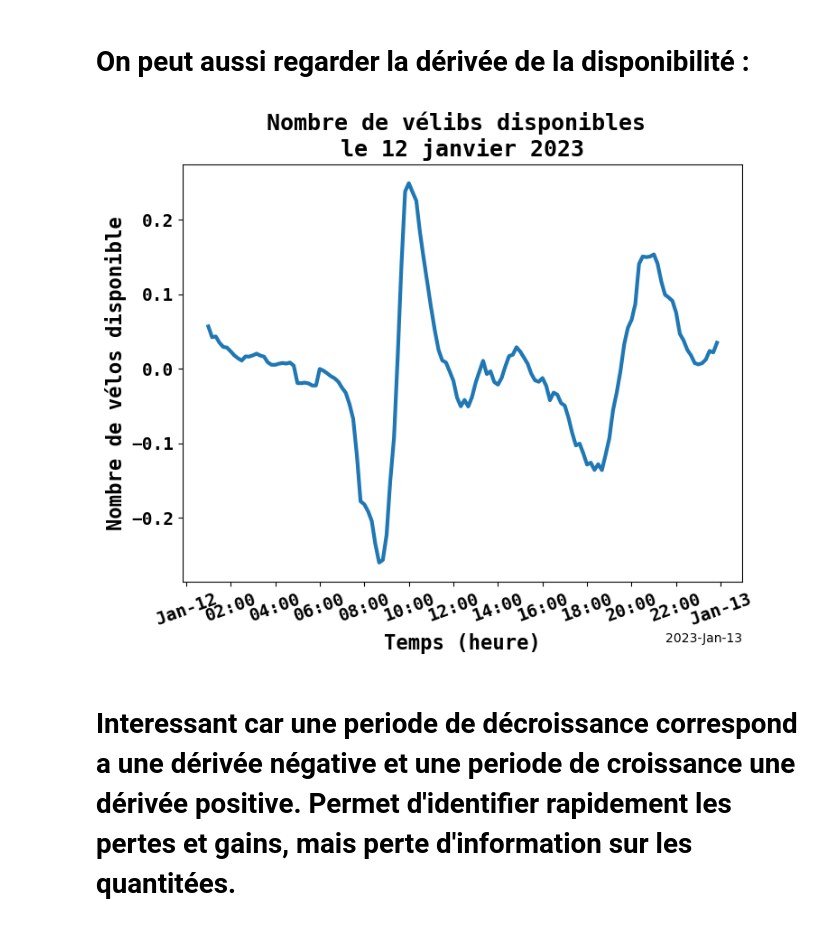
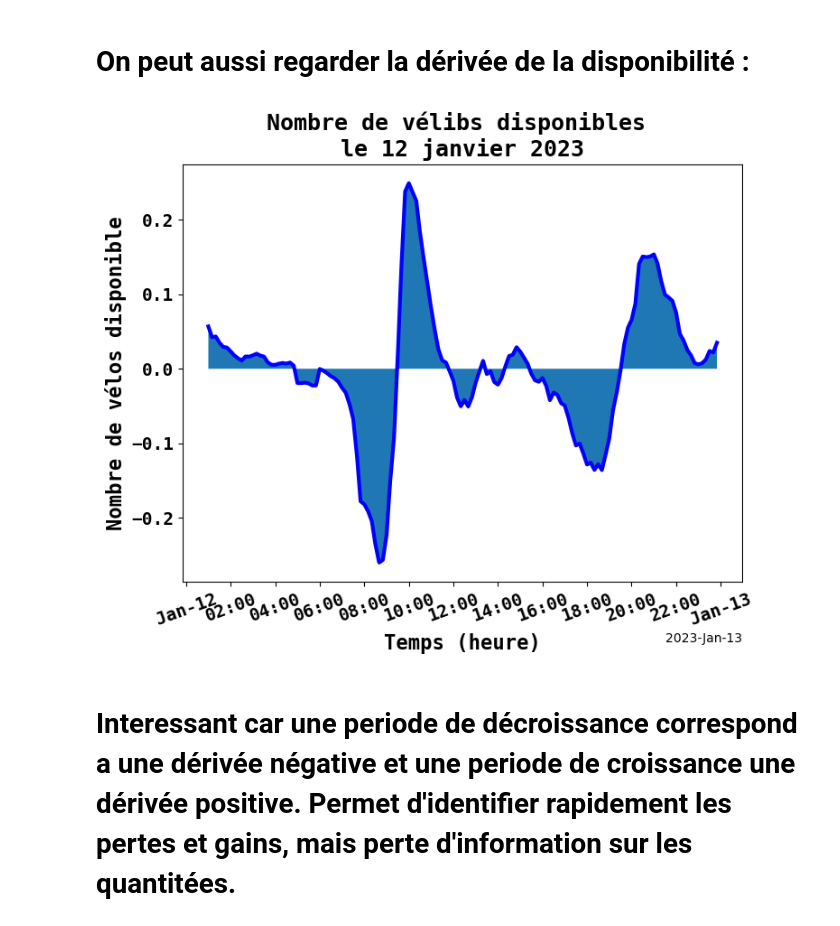
Before and after one commit to AntoineVAUNAT/Velib_JO, a Jupyter notebook: Analyse_temporelle.ipynb, the cells around one changed output. Saved outputs shown, nothing was run; the diff lists cells and outputs as text; code cells hidden in the pictures.

```diff
--- a/Analyse_temporelle.ipynb
+++ b/Analyse_temporelle.ipynb
@@ -77,7 +77,7 @@ def lecture_data_temp():
     L_datetime= pd.to_datetime(np.array(L), format='%b_%Y')
 
     # repertoire ou se trouve les données traitées que nous allons utiliser
-    directory = 'Data\\Data_velib\\Data_velib_traitées'
+    directory = 'Data\\Data_velib\\Data_traitées'
 
     i=0
     # On boucle sur l'ensemble des fichuers
@@ -92,7 +92,7 @@ def lecture_data_temp():
             # puis on applique evolution_temporelle
             if i == 0:
                 M1 = pd.read_csv(f1, parse_dates = ['duedate', 'ping_time'])
-                M1 = evolution_temporelle(A)
+                M1 = evolution_temporelle(M1)
             else:
                 M1 = M2
 
@@ -100,7 +100,7 @@ def lecture_data_temp():
             f2 = os.path.join(directory, "Velib_"+L[i+1]+'.csv')
             M2 = pd.read_csv(f2, parse_dates = ['duedate', 'ping_time'])
             print('Traitement fichier ...')
-            M2 = evolution_temporelle(A2)
+            M2 = evolution_temporelle(M2)
 
             # Si 1 mois sépare les deux csv successifs (c'est pas toujours le cas car y'a des trous)
             if L_datetime[i+1] == L_datetime[i] + pd.DateOffset(months=1):
@@ -108,13 +108,13 @@ def lecture_data_temp():
                 M1 = M1[M1.index<M2.index.min()]
             else :
                 # Sinon on ne garde que les ping time du mois correspondant
-                M1 = M1[M1.index<L2_datetime[i] + pd.DateOffset(months=1)]
+                M1 = M1[M1.index<L_datetime[i] + pd.DateOffset(months=1)]
 
         # Si i = len(L)-1, cad si on est à la fin de la liste L:
         else :
             # Alors on ne garde que les ping time du mois correspondant
             M1=M2
-            M1 = M1[M1.index<L2_datetime[len(L2)-1] + pd.DateOffset(months=1)]
+            M1 = M1[M1.index<L_datetime[len(L)-1] + pd.DateOffset(months=1)]
 
         # On rajoute le mois M1 a la dataframe df.
         df=pd.concat([df, M1])
@@ -294,34 +304,37 @@ plt.show()
 # %%
 import matplotlib.dates as mdates
 
 start_date = dt.datetime(2023, 1, 12) + pd.DateOffset(days=0)
 end_date   = dt.datetime(2023, 1, 12) + pd.DateOffset(days=1)
 mask = (df_time.index>= start_date) & (df_time.index <= end_date)
 
 
 fig, ax = plt.subplots(figsize = (8,6))
 
 locator = mdates.AutoDateLocator(minticks=12, maxticks=20)
 formatter = mdates.ConciseDateFormatter(locator)
 ax.xaxis.set_major_locator(locator)
 ax.xaxis.set_major_formatter(formatter)
 
 
 ax.set_title("Nombre de vélibs disponibles \nle 12 janvier 2023", **font_title)   # titre du graphique
 ax.set_xlabel('Temps (heure)', **font_xy_label)
 ax.set_ylabel('Nombre de vélos disponible', **font_xy_label)
 
 plt.xticks(rotation=20, **font_ticks)
 plt.yticks(**font_ticks)
 
 
 # Il suffit de faire .diff() sur la serie temporelle pour obtenir la dérivée. J'ai ici fait une moyenne mobile d'une heure
-# pour réduire le bruit mais c'est optionnelle.
-ax.plot(df_time.loc[mask, 'numbikesavailable_mean'].rolling(6).mean().diff(), linewidth=3)
+# pour réduire le bruit mais c'est optionnel. *
+Y =df_time.loc[mask, 'numbikesavailable_mean'].rolling(6).mean().diff()
+ax.plot(Y, linewidth=3, color='blue')
+ax.fill_between(Y.index,Y)
+
 
 plt.show()
 # %% [output]
-[figure, old version]
+[figure, new version]
 # %% [markdown]
 # Interessant car une periode de décroissance correspond a une dérivée négative et une periode de croissance une dérivée positive. Permet d'identifier rapidement les pertes et gains, mais perte d'information sur les quantitées.
 # %% [markdown]
```
Also changed, not shown: parts of 2 cells of this notebook.
